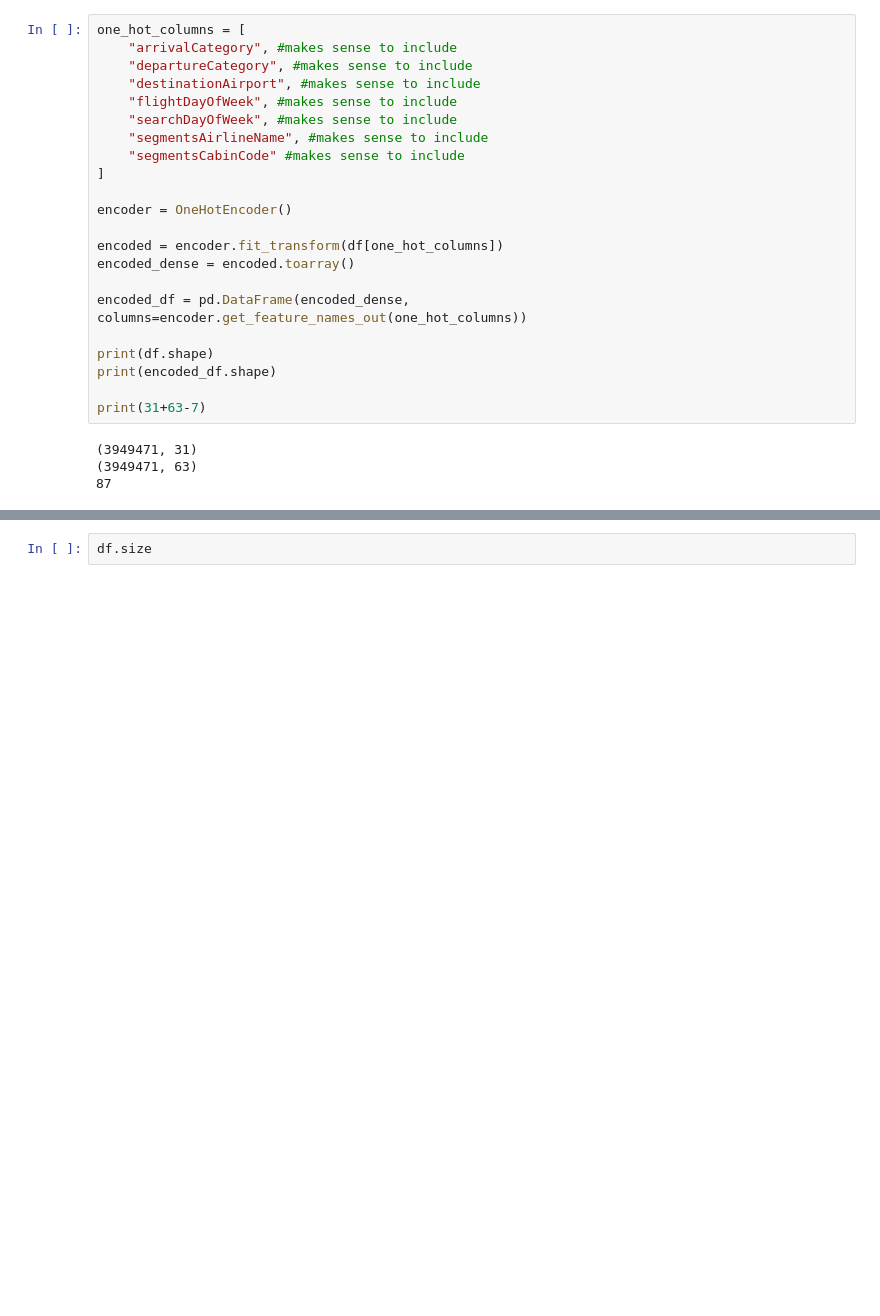
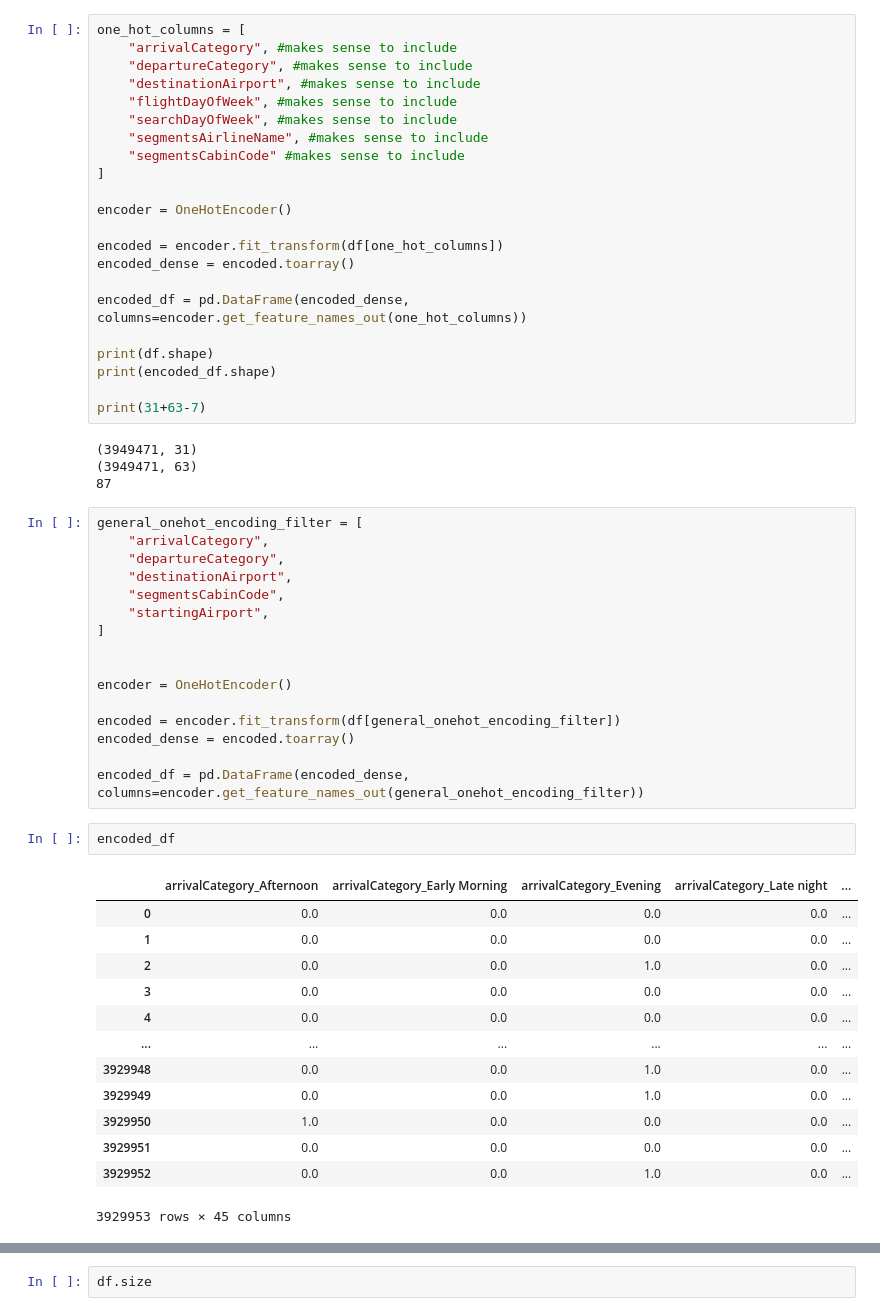
Before and after one commit to chriskuz/intro_to_python_project, a Jupyter notebook: src/ck_encoding.ipynb, the cells around one changed output, grey strips where cells are left out. Cells and saved outputs as stored; diff of their text form; blank space fills up the shorter version.

```diff
--- a/src/ck_encoding.ipynb
+++ b/src/ck_encoding.ipynb
@@ -113,3 +116,35 @@ print(31+63-7)
 (3949471, 31)
 (3949471, 63)
 87
+# %%
+general_onehot_encoding_filter = [
+    "arrivalCategory",
+    "departureCategory",
+    "destinationAirport",
+    "segmentsCabinCode",
+    "startingAirport",
+]
+
+
+encoder = OneHotEncoder()
+
+encoded = encoder.fit_transform(df[general_onehot_encoding_filter])
+encoded_dense = encoded.toarray()
+
+encoded_df = pd.DataFrame(encoded_dense, columns=encoder.get_feature_names_out(general_onehot_encoding_filter))
+# %%
+encoded_df
+# %% [output]
+|  | arrivalCategory_Afternoon | arrivalCategory_Early Morning | arrivalCategory_Evening | arrivalCategory_Late night | ... |
+| 0 | 0.0 | 0.0 | 0.0 | 0.0 | ... |
+| 1 | 0.0 | 0.0 | 0.0 | 0.0 | ... |
+| 2 | 0.0 | 0.0 | 1.0 | 0.0 | ... |
+| 3 | 0.0 | 0.0 | 0.0 | 0.0 | ... |
+| 4 | 0.0 | 0.0 | 0.0 | 0.0 | ... |
+| ... | ... | ... | ... | ... | ... |
+| 3929948 | 0.0 | 0.0 | 1.0 | 0.0 | ... |
+| 3929949 | 0.0 | 0.0 | 1.0 | 0.0 | ... |
+| 3929950 | 1.0 | 0.0 | 0.0 | 0.0 | ... |
+| 3929951 | 0.0 | 0.0 | 0.0 | 0.0 | ... |
+| 3929952 | 0.0 | 0.0 | 1.0 | 0.0 | ... |
+3929953 rows × 45 columns
```
Also changed, not shown: parts of 6 cells of this notebook, 2 other files.
